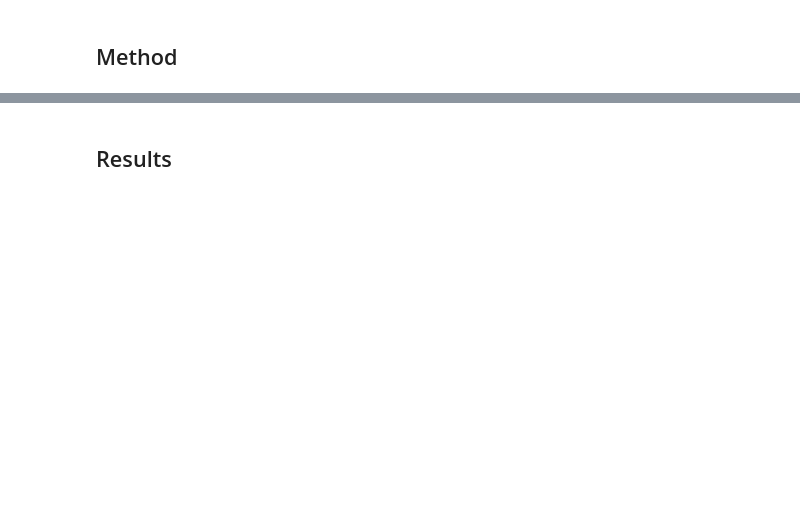
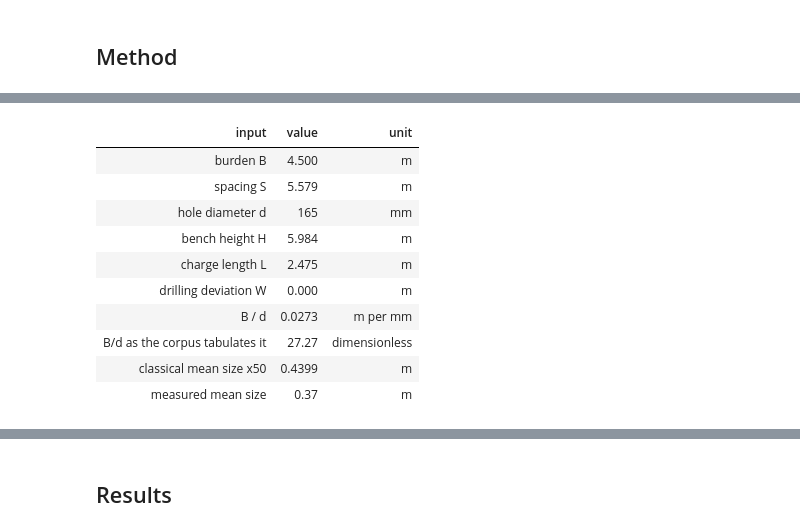
Before and after one commit to fsantibanezleal/CAOS_Fragmenta, a Jupyter notebook: notebooks/en/03-size-distribution/01-from-a-mean-size-to-a-curve.ipynb, the cells around one changed output, grey strips where cells are left out. Saved outputs shown, nothing was run; the diff lists cells and outputs as text; code cells hidden in the pictures; blank space fills up the shorter version.

```diff
--- a/notebooks/en/03-size-distribution/01-from-a-mean-size-to-a-curve.ipynb
+++ b/notebooks/en/03-size-distribution/01-from-a-mean-size-to-a-curve.ipynb
@@ -34,0 +28,24 @@ matplotlib==3.11.2
+# %%
+# Imports, the versions behind every number below, a small table helper and the corpus
+import json
+from importlib.metadata import version
+from pathlib import Path
+
+import blastfrag as bf
+import matplotlib.pyplot as plt
+import numpy as np
+from IPython.display import HTML, display
+
+for name in ("blastfrag", "numpy", "matplotlib"):
+    print(f"{name}=={version(name)}")
+
+
+def show_table(columns, rows):
+    # pandas is not part of the notebook environment, so a table is a plain HTML table
+    head = "".join(f"<th>{c}</th>" for c in columns)
+    body = "".join("<tr>" + "".join(f"<td>{v}</td>" for v in row) + "</tr>" for row in rows)
+    display(HTML(f"<table><thead><tr>{head}</tr></thead><tbody>{body}</tbody></table>"))
+
+
+CASE = Path("../../../data/derived/real-enusa/case.json")
+train = bf.load_training_corpus()
@@ -92,0 +88,32 @@ n engine = 0.6321 | n by hand = 0.6321 | equal: True
+# %%
+# The Enusa case names its representative blast; read its pattern and the classical mean size
+blast_id = json.loads(CASE.read_text(encoding="utf-8"))["representative_blast_id"]
+blast = next(b for b in train if b.blast_id == blast_id)
+pattern = bf.reconstruct_pattern(blast)
+x50 = bf.Kuznetsov().predict_one(blast).x50_m
+
+rows = [
+    ("burden B", f"{pattern.burden_m:.3f}", "m"),
+    ("spacing S", f"{pattern.spacing_m:.3f}", "m"),
+    ("hole diameter d", f"{pattern.hole_diameter_mm:.0f}", "mm"),
+    ("bench height H", f"{pattern.bench_height_m:.3f}", "m"),
+    ("charge length L", f"{pattern.charge_length_m:.3f}", "m"),
+    ("drilling deviation W", f"{pattern.drill_deviation_m:.3f}", "m"),
+    ("B / d", f"{pattern.burden_m / pattern.hole_diameter_mm:.4f}", "m per mm"),
+    ("B/d as the corpus tabulates it", f"{blast.B_over_D}", "dimensionless"),
+    ("classical mean size x50", f"{x50:.4f}", "m"),
+    ("measured mean size", f"{blast.x50_m}", "m"),
+]
+show_table(["input", "value", "unit"], rows)
+# %% [output]
+| input | value | unit |
+| burden B | 4.500 | m |
+| spacing S | 5.579 | m |
+| hole diameter d | 165 | mm |
+| bench height H | 5.984 | m |
+| charge length L | 2.475 | m |
+| drilling deviation W | 0.000 | m |
+| B / d | 0.0273 | m per mm |
+| B/d as the corpus tabulates it | 27.27 | dimensionless |
+| classical mean size x50 | 0.4399 | m |
+| measured mean size | 0.37 | m |
```
Also changed, not shown: parts of 35 cells of this notebook, 3 other files.
